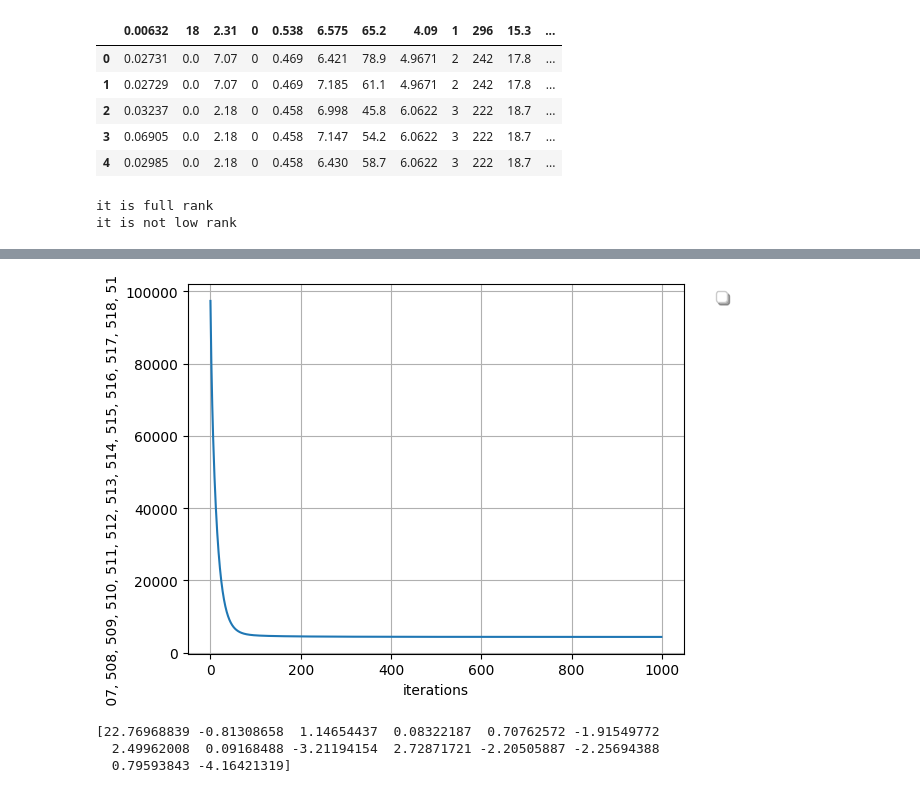
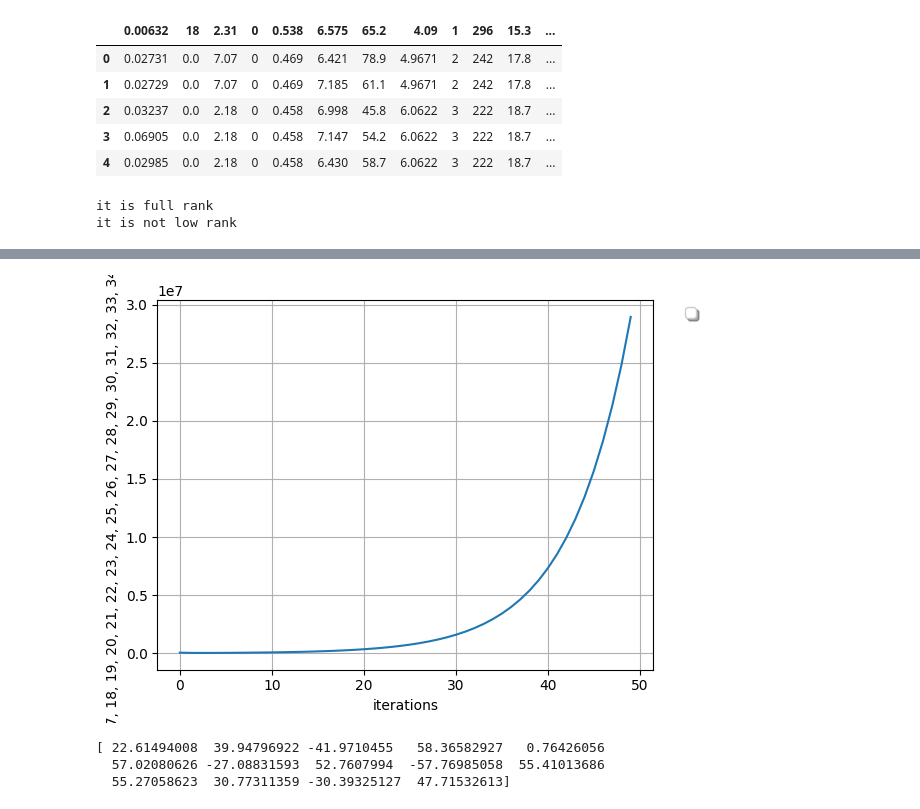
Before and after one commit to Aryan120798/ML_models, a Jupyter notebook: LinearRegression.ipynb, the cells around one changed output, grey strips where cells are left out. Saved outputs shown, nothing was run; the diff lists cells and outputs as text; code cells hidden in the pictures.

```diff
--- a/LinearRegression.ipynb
+++ b/LinearRegression.ipynb
@@ -13,5 +11,5 @@ Drive already mounted at /content/drive; to attempt to forcibly remount, call dr
 # %%
-df = pd.read_csv('/content/drive/MyDrive/housing.csv')
+df = pd.read_csv('Housing.csv')
 # %%
 df.head(5)
 # %% [output]
@@ -26,13 +24,15 @@ X = df.values[:,:-1]
 y = df.values[:, -1]
 # %%
 class LinearRegression:
-    def __init__(self, X, y, max_iteration, epsilon, learning_rate, gd=True) -> None:
+    def __init__(self, X, y, max_iteration, epsilon, lambda_, learning_rate, gd=True, regularization=True) -> None:
         self.X = X
         self.y = y
         self.max_iteration = max_iteration
         self.epsilon = epsilon
+        self.lambda_ = lambda_
         self.learning_rate = learning_rate
         self.gd = gd
+        self.regularization = regularization
 
     def split_data(self):
       X_train, X_test, y_train, y_test = train_test_split(self.X,
@@ -94,9 +94,18 @@ class LinearRegression:
       loss = self.sse(X, y)
       return loss / 2
 
+    # def cost_derivative(self, X, y):
+    #   y_hat = self.predict(X)
+    #   return X.T.dot(y_hat - y)
+
     def cost_derivative(self, X, y):
-      y_hat = self.predict(X)
-      return X.T.dot(y_hat - y)
+      if self.regularization == True:
+        y_hat = self.predict(X)
+        return (X.T.dot(y_hat - y) + self.lambda_ * self.theta)
+      else:
+        y_hat = self.predict(X)
+        return X.T.dot(y_hat - y)
+
 
     def gradient_descent(self, X, y):
       errors = []
@@ -149,7 +158,8 @@ class LinearRegression:
         plt.show()
 # %%
 # lr = LinearRegression(X, y, max_iteration=50000, epsilon=0.0003, learning_rate=0.000001,gd = False)
-lr = LinearRegression(X, y, max_iteration=1000, epsilon=0.0003, learning_rate=0.0001,gd = True)
+lr = LinearRegression(X, y, max_iteration=50, epsilon=0.003, learning_rate=0.001, lambda_ = 0.01,
+                      gd = True, regularization=True)
 lr.fit()
 # %% [output]
 it is full rank
@@ -158,4 +168,4 @@ WARNING:matplotlib.legend:No artists with labels found to put in legend.  Note t
-[figure, old version]
+[figure, new version]
-[22.76968839 -0.81308658  1.14654437  0.08322187  0.70762572 -1.91549772
-  2.49962008  0.09168488 -3.21194154  2.72871721 -2.20505887 -2.25694388
-  0.79593843 -4.16421319]
+[ 22.61494008  39.94796922 -41.9710455   58.36582927   0.76426056
+  57.02080626 -27.08831593  52.7607994  -57.76985058  55.41013686
+  55.27058623  30.77311359 -30.39325127  47.71532613]
```
Also changed, not shown: parts of 2 cells of this notebook.
